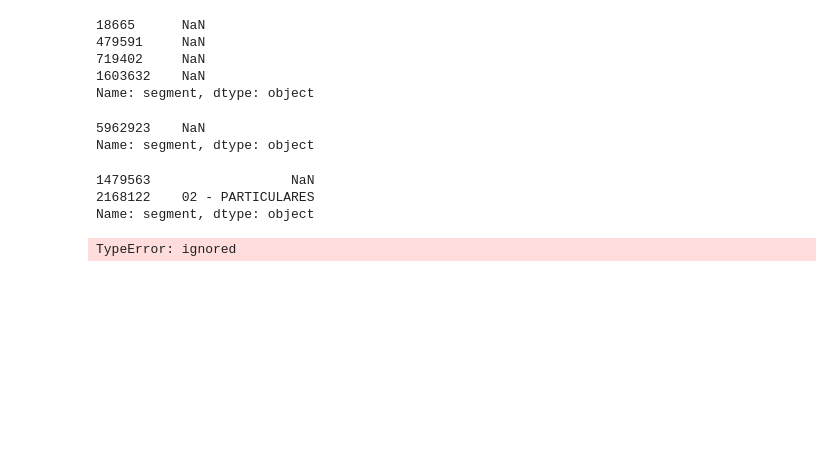
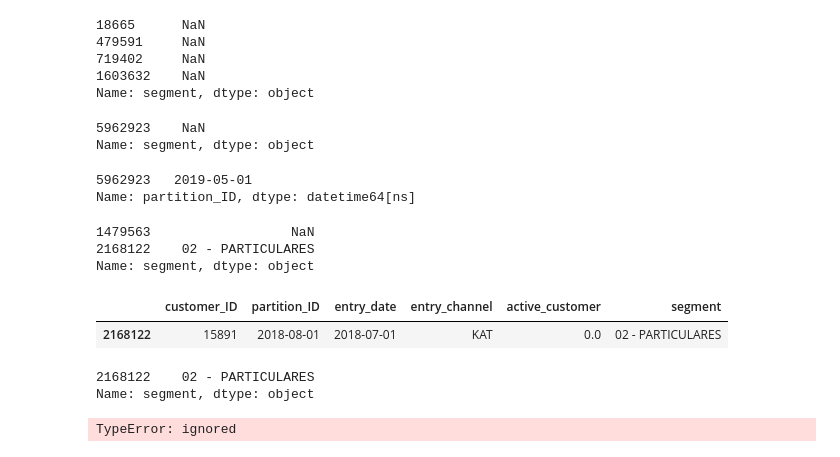
Before and after one commit to RicardColomOrero/easymoney, a Jupyter notebook: Easymoney_Ricard.ipynb, the cells around one changed output. Cells and saved outputs as stored; diff of their text form; code cells hidden in the pictures; blank space fills up the shorter version.

```diff
--- a/Easymoney_Ricard.ipynb
+++ b/Easymoney_Ricard.ipynb
@@ -588,11 +588,26 @@ df[df['customer_ID']==1550586]['segment']
 # %% [output]
 5962923    NaN
 Name: segment, dtype: object
+# %%
+df[df['customer_ID']==1550586]['partition_ID']
+# %% [output]
+5962923   2019-05-01
+Name: partition_ID, dtype: datetime64[ns]
 # %%
 df[df['customer_ID']==15891]['segment']
 # %% [output]
 1479563                  NaN
 2168122    02 - PARTICULARES
 Name: segment, dtype: object
+# %%
+df[(df['customer_ID']==15891)&(df['segment'].notnull())]
+# %% [output]
+|  | customer_ID | partition_ID | entry_date | entry_channel | active_customer | segment |
+| 2168122 | 15891 | 2018-08-01 | 2018-07-01 | KAT | 0.0 | 02 - PARTICULARES |
+# %%
+df[(df['customer_ID']==15891)&(df['segment'].notnull())]['segment']
+# %% [output]
+2168122    02 - PARTICULARES
+Name: segment, dtype: object
 # %%
 list_ids_nullsegment= df[df['segment'].isnull()==True]['customer_ID'].to_list()
```
Also changed, not shown: parts of 2 cells of this notebook.
